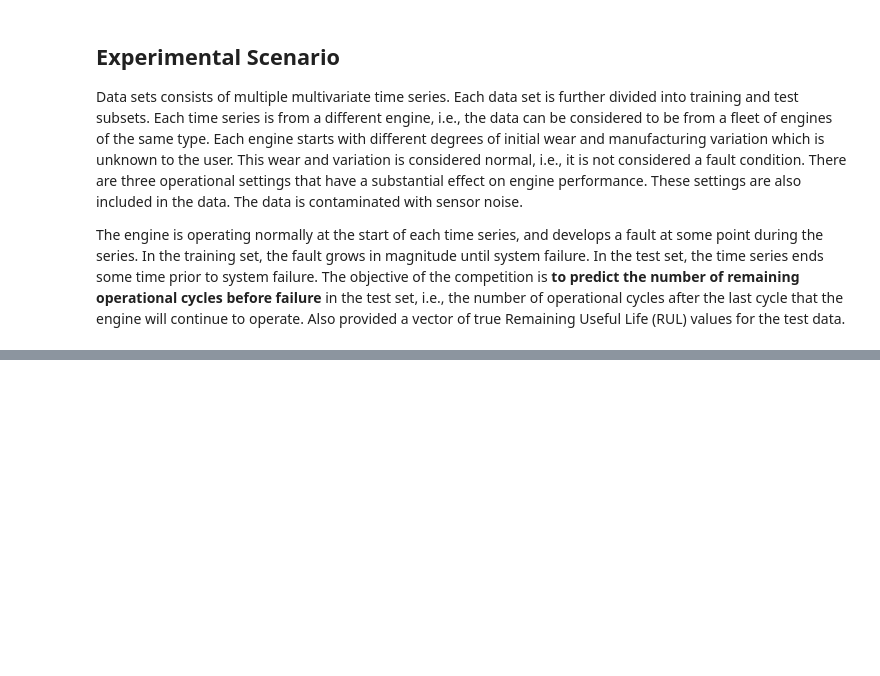
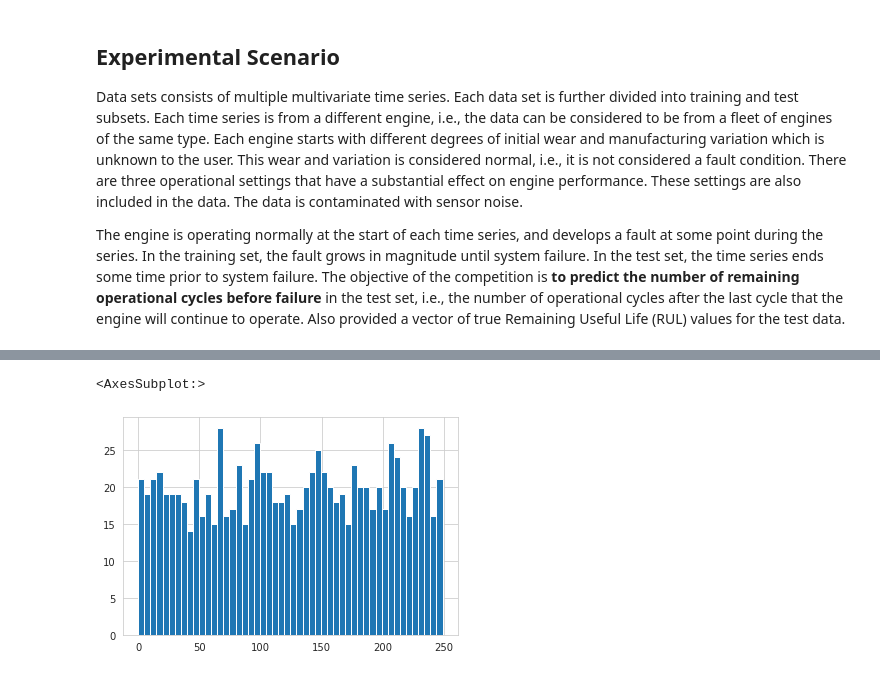
Before and after one commit to kokikwbt/predictive-maintenance, a Jupyter notebook: datasets/cmapss/view_data.ipynb, the cells around one changed output, grey strips where cells are left out. Saved outputs shown, nothing was run; the diff lists cells and outputs as text; code cells hidden in the pictures; blank space fills up the shorter version.

```diff
--- a/datasets/cmapss/view_data.ipynb
+++ b/datasets/cmapss/view_data.ipynb
@@ -109,4 +109,0 @@ test_set
-# %%
-for _, g in train_set.groupby("unit number"):
-    g["sensor measurement 3"].plot()
-    break
@@ -114,0 +130,38 @@ for _, g in train_set.groupby("unit number"):
+# %%
+def censoring_augmentation(raw_data, n_samples=10, seed=123):
+
+    np.random.seed(seed)
+    datasets = [g for _, g in raw_data.groupby('unit_number')]
+    timeseries = raw_data.groupby('unit_number').size()
+    samples = []
+    pbar = tqdm.tqdm(total=n_samples, desc='augmentation')
+
+    while len(samples) < n_samples:
+        # draw a machine
+        unit_number = np.random.randint(timeseries.shape[0])
+        censor_timing = np.random.randint(timeseries.iloc[unit_number])
+        sample = run_to_failure_aux(datasets[unit_number], censor_timing, unit_number)
+        samples.append(sample)
+        pbar.update(1)
+
+    return pd.concat(samples).reset_index(drop=True).fillna(0)
+# %%
+def generate_run_to_failure(df, health_censor_aug=0, seed=123):
+
+    samples = []
+    for unit_id, timeseries in tqdm.tqdm(df.groupby('unit_number'), desc='RUL'):
+        samples.append(run_to_failure_aux(timeseries, timeseries.shape[0], unit_id))
+
+    samples = pd.concat(samples)
+
+    if health_censor_aug > 0:
+        aug_samples = censoring_augmentation(
+            df, n_samples=health_censor_aug, seed=seed)
+        return pd.concat([samples, aug_samples]).reset_index(drop=True)
+    else:
+        return samples.reset_index(drop=True)
+# %%
+dataset = generate_run_to_failure(train_set,
+    health_censor_aug=train_set.unit_number.nunique() * 3)
+
+dataset.sample(10).sort_index()
@@ -114,0 +182,5 @@ for _, g in train_set.groupby("unit number"):
+# %%
+dataset.unit_number.hist(bins=50)
+# %% [output]
+<AxesSubplot:>
+[figure, added]
```
Also changed, not shown: parts of 14 cells of this notebook, 3 other files.
